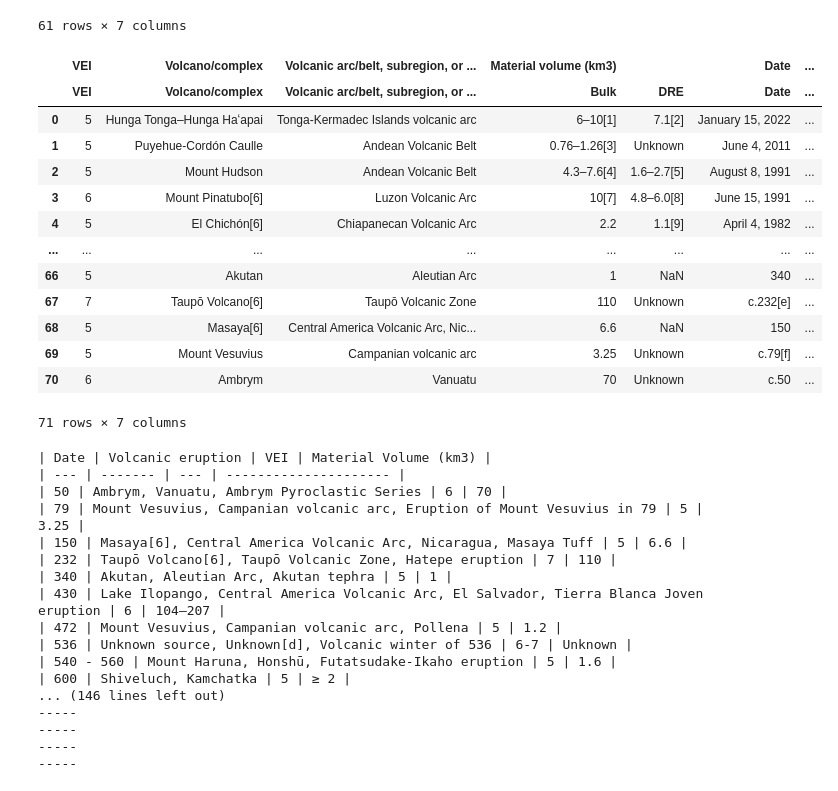
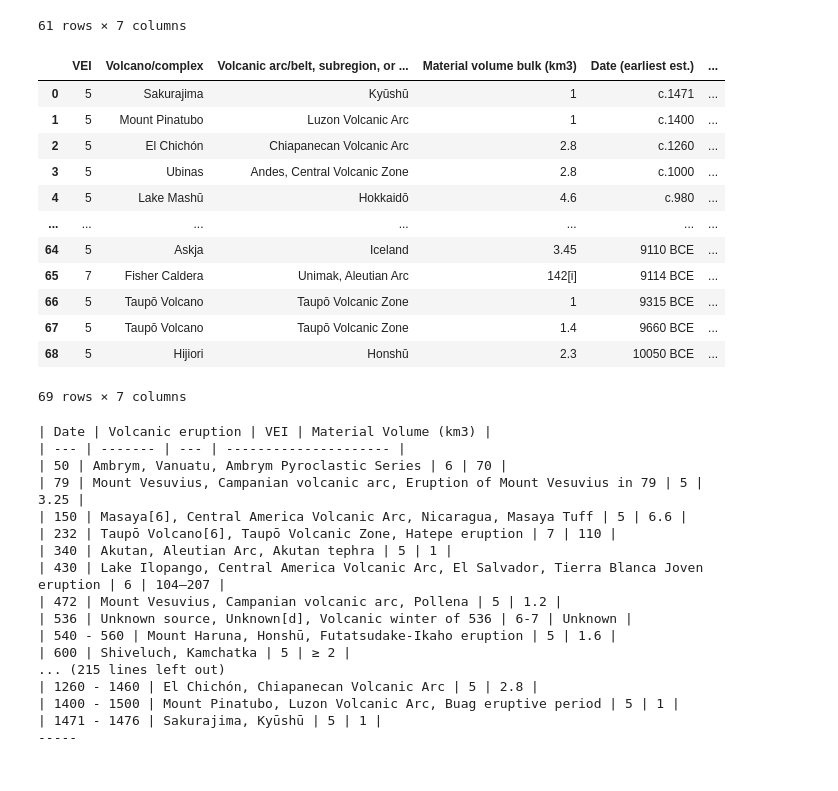
Before and after one commit to domschl/EbookTools, a Jupyter notebook: wiki_exporter.ipynb, the cells around one changed output. Cells and saved outputs as stored; diff of their text form; code cells hidden in the pictures.

```diff
--- a/wiki_exporter.ipynb
+++ b/wiki_exporter.ipynb
@@ -318,22 +318,21 @@ tables[6]
 url = "https://en.wikipedia.org/wiki/List_of_large_Holocene_volcanic_eruptions"
 tables = pd.read_html(url)
 # %%
-tables[0]
+tables[2]
 # %% [output]
-|  | VEI | Volcano/complex | Volcanic arc/belt, subregion, or ... | Material volume (km3) |  | Date | ... |
-|  | VEI | Volcano/complex | Volcanic arc/belt, subregion, or ... | Bulk | DRE | Date | ... |
-| 0 | 5 | Hunga Tonga–Hunga Haʻapai | Tonga-Kermadec Islands volcanic arc | 6–10[1] | 7.1[2] | January 15, 2022 | ... |
-| 1 | 5 | Puyehue-Cordón Caulle | Andean Volcanic Belt | 0.76–1.26[3] | Un­known | June 4, 2011 | ... |
-| 2 | 5 | Mount Hudson | Andean Volcanic Belt | 4.3–7.6[4] | 1.6–2.7[5] | August 8, 1991 | ... |
-| 3 | 6 | Mount Pinatubo[6] | Luzon Volcanic Arc | 10[7] | 4.8–6.0[8] | June 15, 1991 | ... |
-| 4 | 5 | El Chichón[6] | Chiapanecan Volcanic Arc | 2.2 | 1.1[9] | April 4, 1982 | ... |
-| ... | ... | ... | ... | ... | ... | ... | ... |
-| 66 | 5 | Akutan | Aleutian Arc | 1 | NaN | 340 | ... |
-| 67 | 7 | Taupō Volcano[6] | Taupō Volcanic Zone | 110 | Un­known | c.232[e] | ... |
-| 68 | 5 | Masaya[6] | Central America Volcanic Arc, Nic... | 6.6 | NaN | 150 | ... |
-| 69 | 5 | Mount Vesuvius | Campanian volcanic arc | 3.25 | Un­known | c.79[f] | ... |
-| 70 | 6 | Ambrym | Vanuatu | 70 | Un­known | c.50 | ... |
+|  | VEI | Volcano/complex | Volcanic arc/belt, subregion, or ... | Material volume bulk (km3) | Date (earliest est.) | ... |
+| 0 | 5 | Sakurajima | Kyūshū | 1 | c.1471 | ... |
+| 1 | 5 | Mount Pinatubo | Luzon Volcanic Arc | 1 | c.1400 | ... |
+| 2 | 5 | El Chichón | Chiapanecan Volcanic Arc | 2.8 | c.1260 | ... |
+| 3 | 5 | Ubinas | Andes, Central Volcanic Zone | 2.8 | c.1000 | ... |
+| 4 | 5 | Lake Mashū | Hokkaidō | 4.6 | c.980 | ... |
+| ... | ... | ... | ... | ... | ... | ... |
+| 64 | 5 | Askja | Iceland | 3.45 | 9110 BCE | ... |
+| 65 | 7 | Fisher Caldera | Unimak, Aleutian Arc | 142[i] | 9114 BCE | ... |
+| 66 | 5 | Taupō Volcano | Taupō Volcanic Zone | 1 | 9315 BCE | ... |
+| 67 | 5 | Taupō Volcano | Taupō Volcanic Zone | 1.4 | 9660 BCE | ... |
+| 68 | 5 | Hijiori | Honshū | 2.3 | 10050 BCE | ... |
-71 rows × 7 columns
+69 rows × 7 columns
 # %%
 valid_months = ["January", "February", "March", "April", "May", "June", "July", "August", "September", "October", "November", "December"]
 
@@ -351,6 +350,12 @@ for index in range (0, 3):
         if add_desc != None and isinstance(add_desc, str):
             desc = desc + ", " + add_desc
         volume = row[1].iloc[3]
+        if isinstance(volume, str):
+            rem_chars = ['⩾', '>', '?', '+', '<', '(DRE)', '≤']
+            for char in rem_chars:
+                volume = volume.replace(char, "")
+            volume = volume.split("[")[0]
+
         if index < 2:
             raw_date = row[1].iloc[5]
             bc = False
@@ -393,7 +398,35 @@ for index in range (0, 3):
                         else:
                             date = raw_date
         else:
-            continue
+            raw_start = row[1].iloc[4]
+            raw_end = row[1].iloc[5]
+            bcs = False
+            bce = False
+            if ' BCE' in raw_start:
+                raw_start = raw_start.replace(" BCE", "")
+                bcs = True
+            else:
+                bcs = False
+            if 'c.' in raw_start:
+                raw_start = raw_start.replace("c.", "")
+            if ' BCE' in raw_end:
+                raw_end = raw_end.replace(" BCE", "")
+                bce = True
+            else:
+                bce = False
+            if 'c.' in raw_end:
+                raw_end = raw_end.replace("c.", "")
+            raw_start = raw_start.replace("–", "-").replace("?", "").replace(" CE", "")
+            raw_start = raw_start.split("[")[0]
+            raw_end = raw_end.replace("–", "-").replace("?", "").replace(" CE", "")
+            raw_end = raw_end.split("[")[0]
+            start_date = raw_start
+            if bcs:
+                start_date = f"{start_date} BC"
+            end_date = raw_end
+            if bce:
+                end_date = f"{end_date} BC"
+            date = f"{start_date} - {end_date}"
         entries[index].append(f"| {date} | {desc} | {vei} | {volume} |")
     for index in range(3):
         entries[index].reverse()
@@ -413,8 +446,8 @@ for index in range (0, 3):
 | 536 | Unknown source, Unknown[d], Volcanic winter of 536 | 6-7 | Un­known |
 | 540 - 560 | Mount Haruna, Honshū, Futatsudake-Ikaho eruption | 5 | 1.6 |
 | 600 | Shiveluch, Kamchatka | 5 | ≥ 2 |
-... (146 lines left out)
+... (215 lines left out)
+| 1260 - 1460 | El Chichón, Chiapanecan Volcanic Arc | 5 | 2.8 |
+| 1400 - 1500 | Mount Pinatubo, Luzon Volcanic Arc, Buag eruptive period | 5 | 1 |
+| 1471 - 1476 | Sakurajima, Kyūshū | 5 | 1 |
 -----
------
------
------
```
Also changed, not shown: parts of 6 cells of this notebook.
